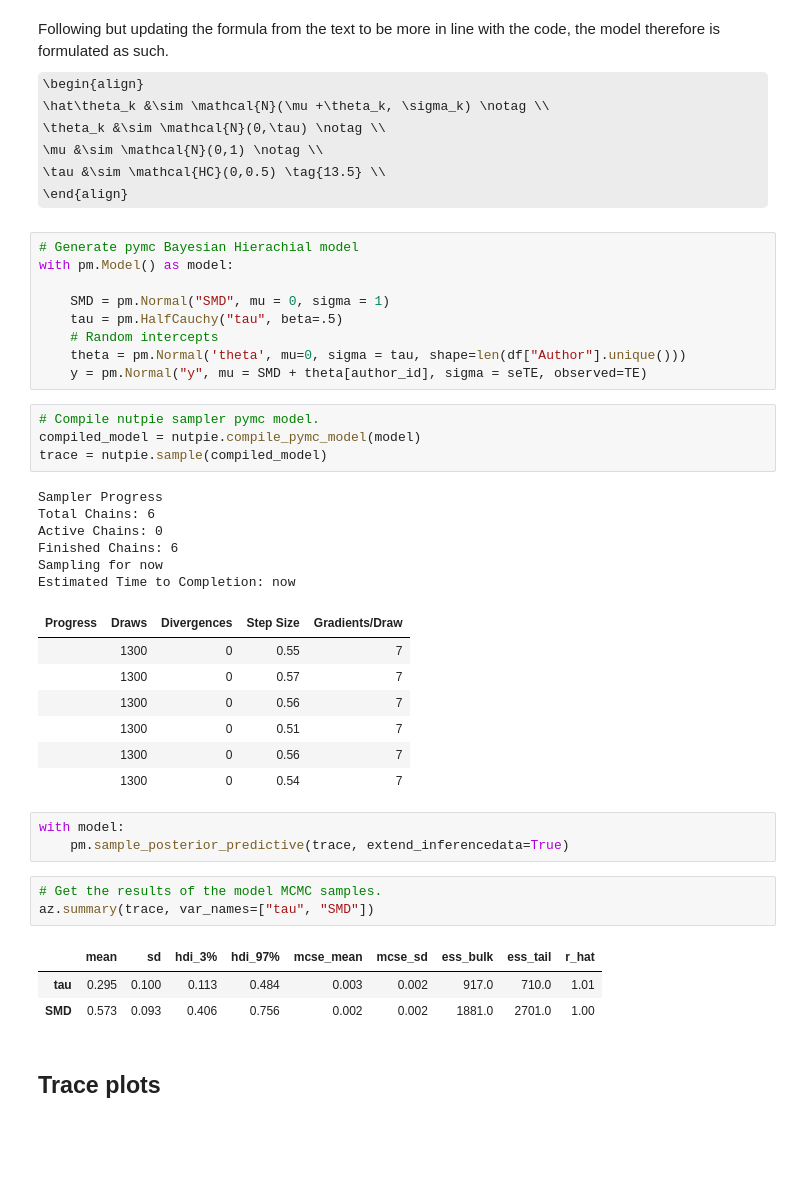
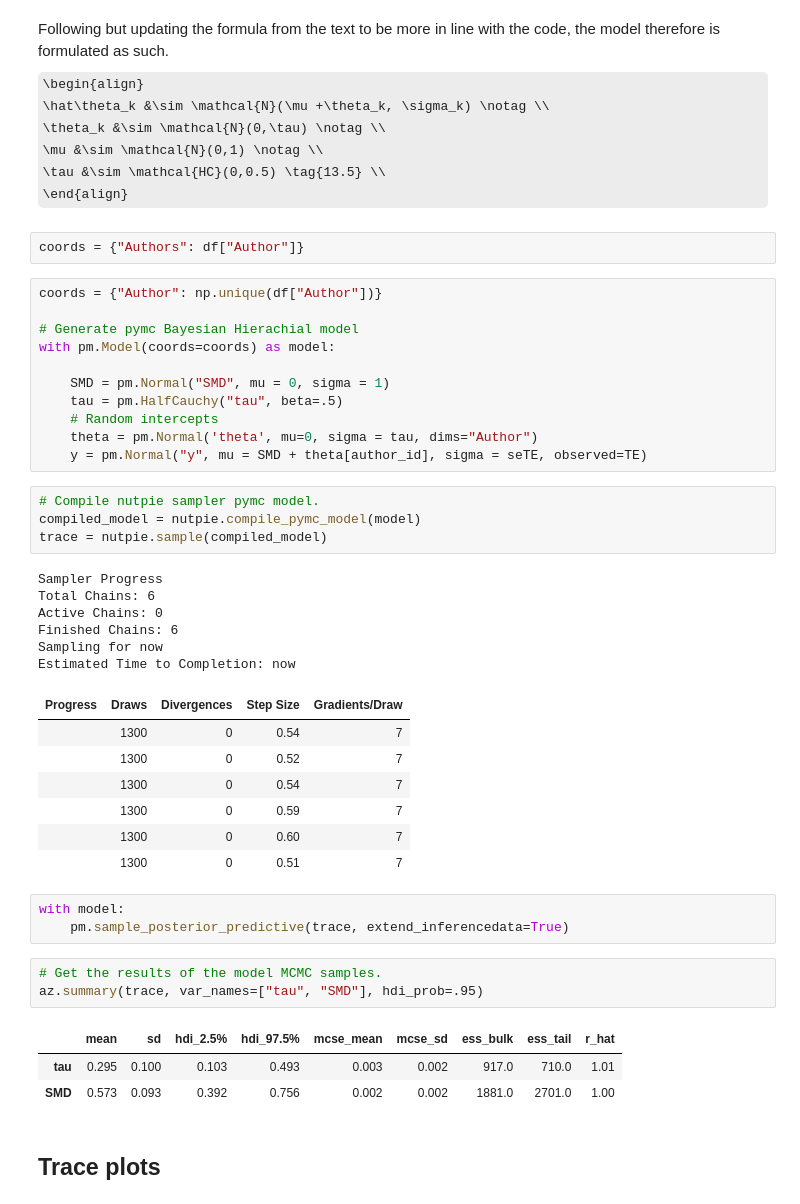
Before and after one commit to HPCurtis/meta_analysis_pymc, a Jupyter notebook: meta_analysis.ipynb, the cells around one changed output. Saved outputs shown, nothing was run; the diff lists cells and outputs as text; some formulas as TeX source; blank space fills up the shorter version.

```diff
--- a/meta_analysis.ipynb
+++ b/meta_analysis.ipynb
@@ -37,14 +39,18 @@ Following but updating the formula from the text to be more in line with the cod
 \tau &\sim \mathcal{HC}(0,0.5) \tag{13.5} \\
 \end{align}
 # %%
-# Generate pymc Bayesian Hierachial model
-with pm.Model() as model:
-
-    SMD = pm.Normal("SMD", mu = 0, sigma = 1)
-    tau = pm.HalfCauchy("tau", beta=.5)
-    # Random intercepts
-    theta = pm.Normal('theta', mu=0, sigma = tau, shape=len(df["Author"].unique()))
-    y = pm.Normal("y", mu = SMD + theta[author_id], sigma = seTE, observed=TE)
+coords = {"Authors": df["Author"]}
+# %%
+coords = {"Author": np.unique(df["Author"])}
+
+# Generate pymc Bayesian Hierachial model
+with pm.Model(coords=coords) as model:
+
+    SMD = pm.Normal("SMD", mu = 0, sigma = 1)
+    tau = pm.HalfCauchy("tau", beta=.5)
+    # Random intercepts
+    theta = pm.Normal('theta', mu=0, sigma = tau, dims="Author")
+    y = pm.Normal("y", mu = SMD + theta[author_id], sigma = seTE, observed=TE)
 # %%
 # Compile nutpie sampler pymc model.
 compiled_model = nutpie.compile_pymc_model(model)
@@ -57,22 +63,22 @@ Finished Chains: 6
 Sampling for now
 Estimated Time to Completion: now
 | Progress | Draws | Divergences | Step Size | Gradients/Draw |
-|  | 1300 | 0 | 0.55 | 7 |
-|  | 1300 | 0 | 0.57 | 7 |
-|  | 1300 | 0 | 0.56 | 7 |
+|  | 1300 | 0 | 0.54 | 7 |
+|  | 1300 | 0 | 0.52 | 7 |
+|  | 1300 | 0 | 0.54 | 7 |
+|  | 1300 | 0 | 0.59 | 7 |
+|  | 1300 | 0 | 0.60 | 7 |
 |  | 1300 | 0 | 0.51 | 7 |
-|  | 1300 | 0 | 0.56 | 7 |
-|  | 1300 | 0 | 0.54 | 7 |
 # %%
 with model:
     pm.sample_posterior_predictive(trace, extend_inferencedata=True)
 # %%
 # Get the results of the model MCMC samples.
-az.summary(trace, var_names=["tau", "SMD"])
+az.summary(trace, var_names=["tau", "SMD"], hdi_prob=.95)
 # %% [output]
-|  | mean | sd | hdi_3% | hdi_97% | mcse_mean | mcse_sd | ess_bulk | ess_tail | r_hat |
-| tau | 0.295 | 0.100 | 0.113 | 0.484 | 0.003 | 0.002 | 917.0 | 710.0 | 1.01 |
-| SMD | 0.573 | 0.093 | 0.406 | 0.756 | 0.002 | 0.002 | 1881.0 | 2701.0 | 1.00 |
+|  | mean | sd | hdi_2.5% | hdi_97.5% | mcse_mean | mcse_sd | ess_bulk | ess_tail | r_hat |
+| tau | 0.295 | 0.100 | 0.103 | 0.493 | 0.003 | 0.002 | 917.0 | 710.0 | 1.01 |
+| SMD | 0.573 | 0.093 | 0.392 | 0.756 | 0.002 | 0.002 | 1881.0 | 2701.0 | 1.00 |
 # %% [markdown]
 ## Trace plots
 # %%
```
Also changed, not shown: parts of 11 cells of this notebook.
